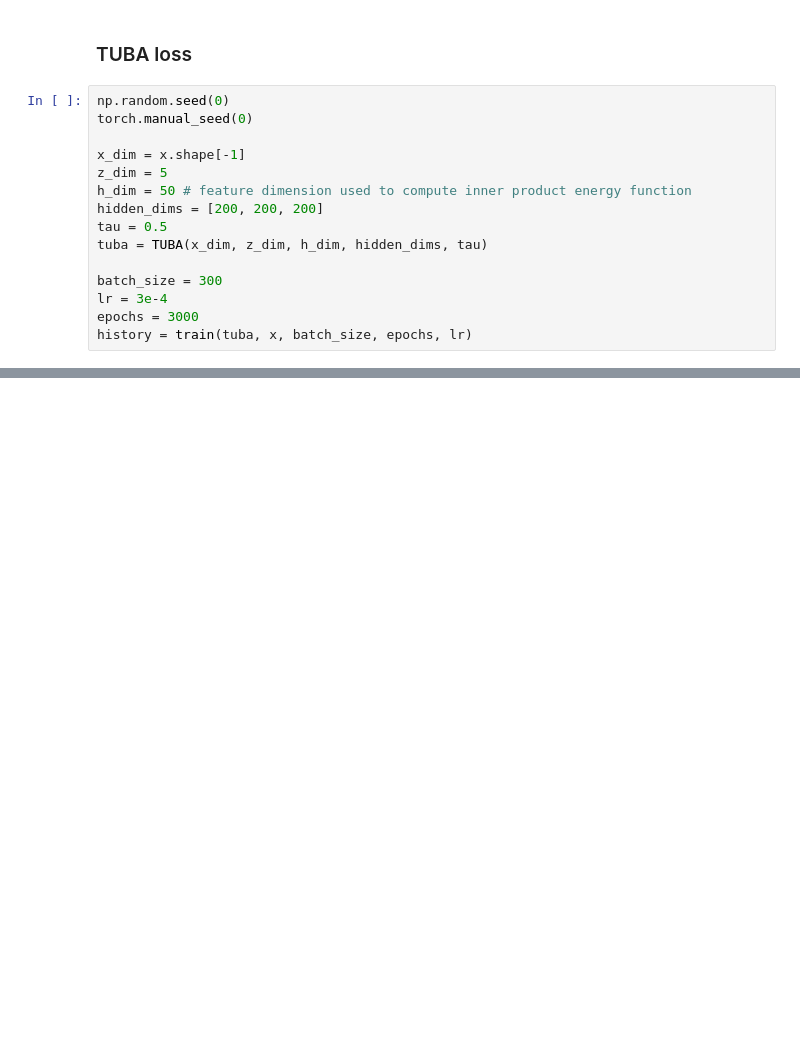
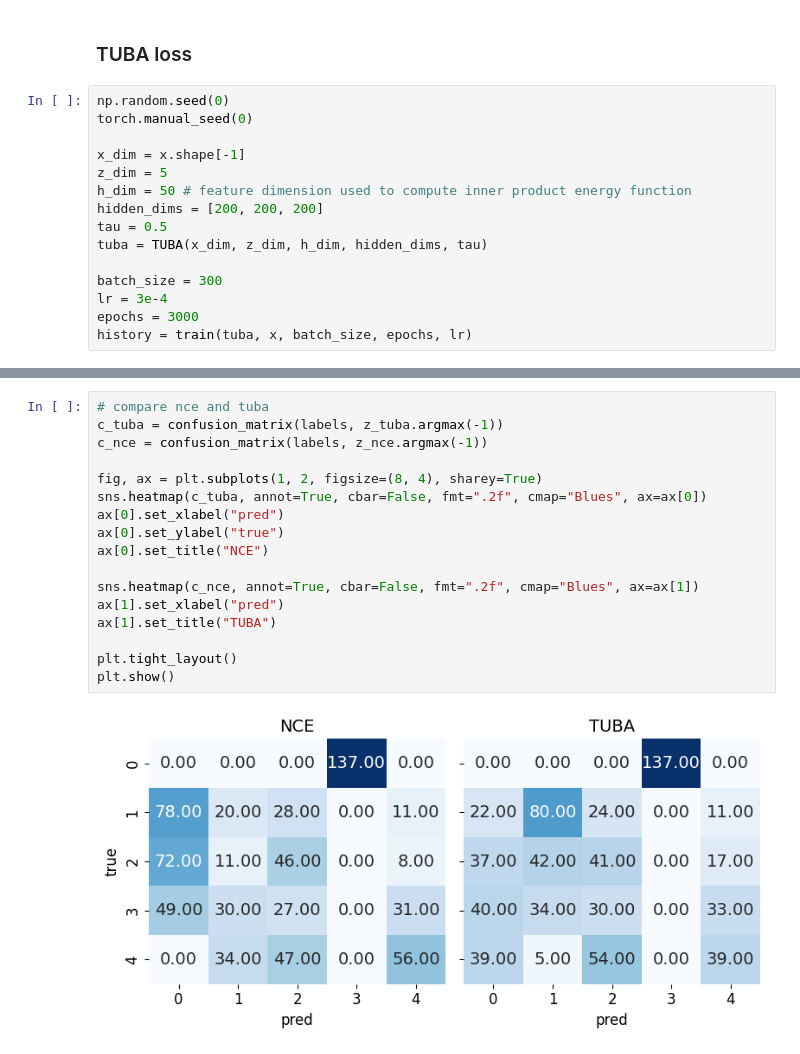
Before and after one commit to KilianFt/LIFT, a Jupyter notebook: notebooks/emg_mutual_info_estimation.ipynb, the cells around one changed output, grey strips where cells are left out. Saved outputs shown, nothing was run; the diff lists cells and outputs as text; blank space fills up the shorter version.

```diff
--- a/notebooks/emg_mutual_info_estimation.ipynb
+++ b/notebooks/emg_mutual_info_estimation.ipynb
@@ -368,0 +244,19 @@ In general, we should not expect MI maximization to identify perfect clusters, b
+# %%
+# compare nce and tuba
+c_tuba = confusion_matrix(labels, z_tuba.argmax(-1))
+c_nce = confusion_matrix(labels, z_nce.argmax(-1))
+
+fig, ax = plt.subplots(1, 2, figsize=(8, 4), sharey=True)
+sns.heatmap(c_tuba, annot=True, cbar=False, fmt=".2f", cmap="Blues", ax=ax[0])
+ax[0].set_xlabel("pred")
+ax[0].set_ylabel("true")
+ax[0].set_title("NCE")
+
+sns.heatmap(c_nce, annot=True, cbar=False, fmt=".2f", cmap="Blues", ax=ax[1])
+ax[1].set_xlabel("pred")
+ax[1].set_title("TUBA")
+
+plt.tight_layout()
+plt.show()
+# %% [output]
+[figure, added]
```
Also changed, not shown: parts of 24 cells of this notebook.
